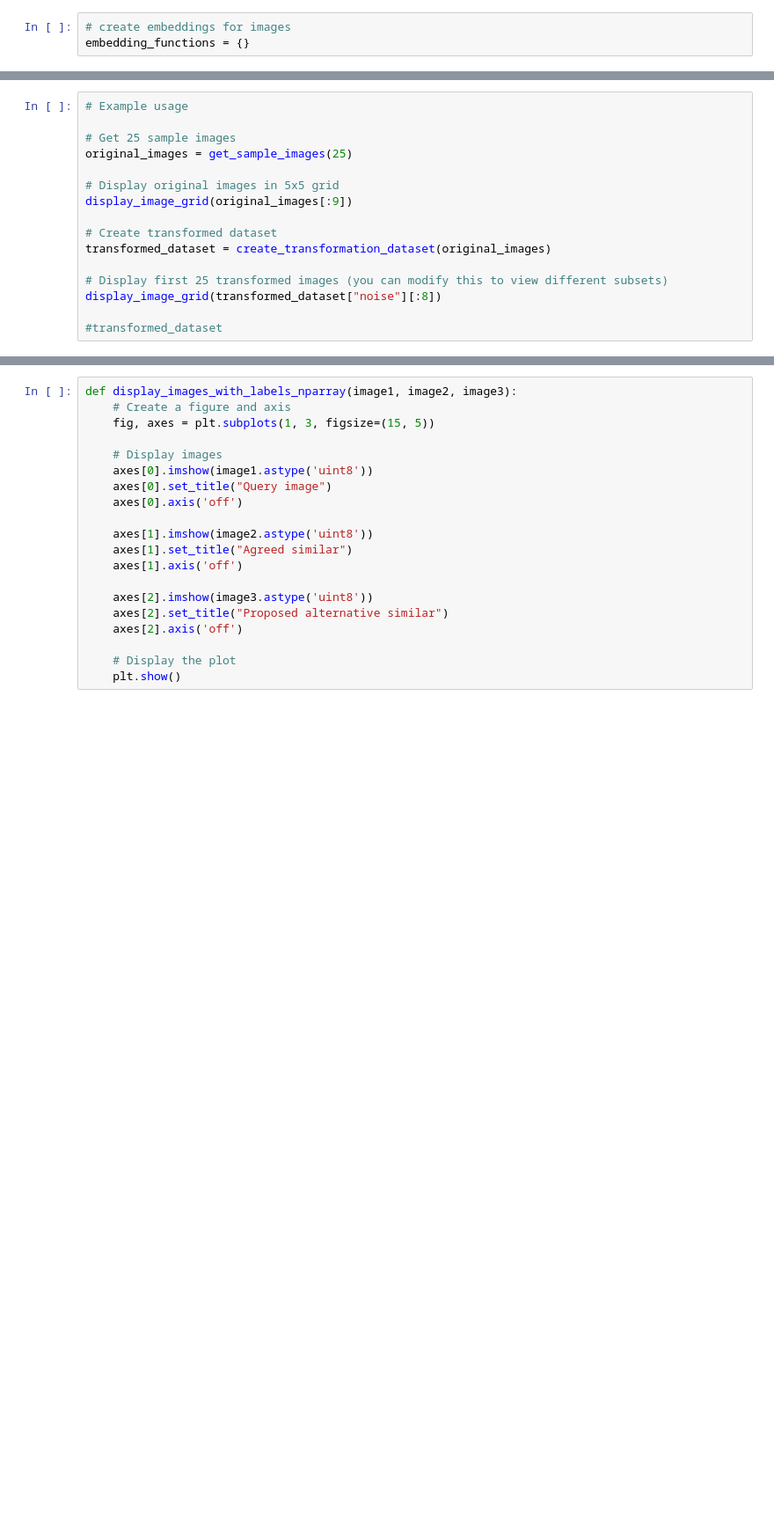
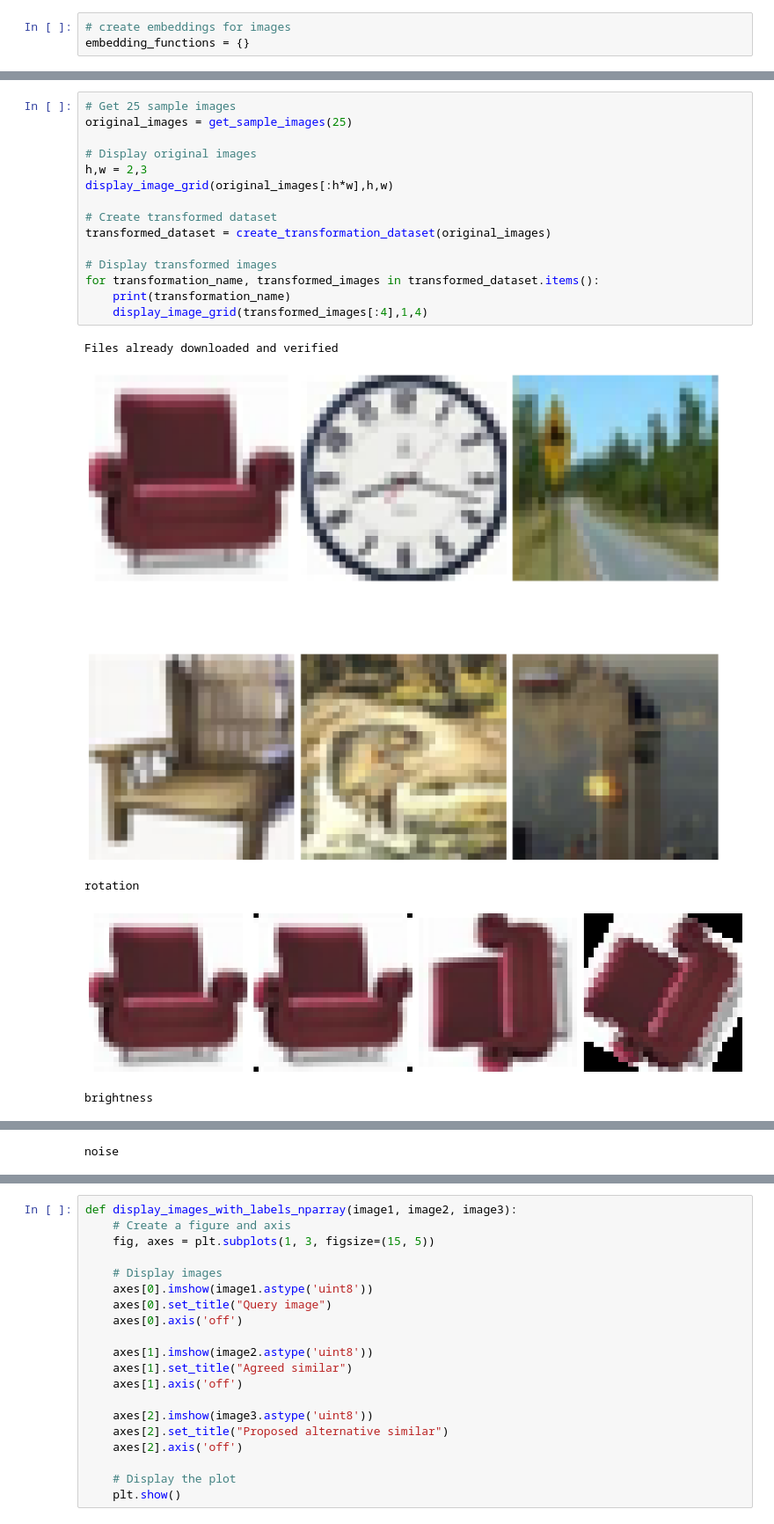
Before and after one commit to eladsmobile/ANN-multi-modal, a Jupyter notebook: combine_imbeddings_with_ANN.ipynb, the cells around one changed output, grey strips where cells are left out. Shown: that part at 88% size. Cells and saved outputs as stored; diff of their text form; blank space fills up the shorter version.

```diff
--- a/combine_imbeddings_with_ANN.ipynb
+++ b/combine_imbeddings_with_ANN.ipynb
@@ -1427,16 +1694,21 @@ def create_transformation_dataset(images):
 # %%
-# Example usage
-
 # Get 25 sample images
 original_images = get_sample_images(25)
 
-# Display original images in 5x5 grid
-display_image_grid(original_images[:9])
+# Display original images
+h,w = 2,3
+display_image_grid(original_images[:h*w],h,w)
 
 # Create transformed dataset
 transformed_dataset = create_transformation_dataset(original_images)
 
-# Display first 25 transformed images (you can modify this to view different subsets)
-display_image_grid(transformed_dataset["noise"][:8])
-
-#transformed_dataset
+# Display transformed images
+for transformation_name, transformed_images in transformed_dataset.items():
+    print(transformation_name)
+    display_image_grid(transformed_images[:4],1,4)
+# %% [output]
+Files already downloaded and verified
+[figure, added]
+rotation
+[figure, added]
+brightness
@@ -1442,0 +1716 @@ display_image_grid(transformed_dataset["noise"][:8])
+noise
```
Also changed, not shown: parts of 100 cells of this notebook.
